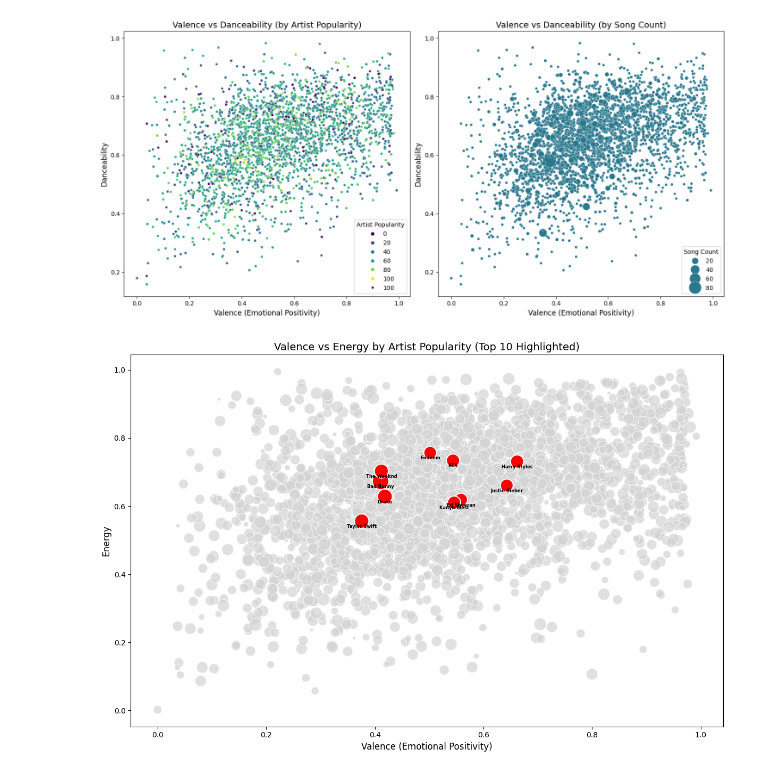
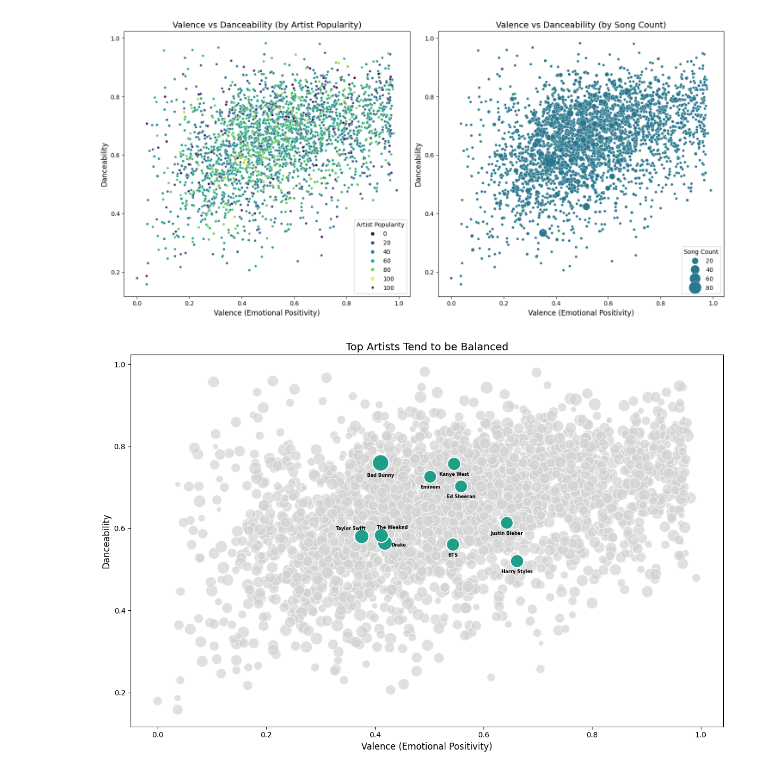
Before and after one commit to FrostNT1/Music-Industry-Insights, a Jupyter notebook: experiments/Camille/02_sentiment_vs_artists_popularity.ipynb, the cells around one changed output. Drawn from its saved outputs; the diff is of its cells as text; code cells hidden in the pictures.

```diff
--- a/experiments/Camille/02_sentiment_vs_artists_popularity.ipynb
+++ b/experiments/Camille/02_sentiment_vs_artists_popularity.ipynb
@@ -140,44 +140,65 @@ grouped_df["highlight"] = grouped_df["artists"].apply(lambda x: "Top 10" if x in
 plt.figure(figsize=(12, 8))
 sns.scatterplot(
     data=grouped_df[grouped_df["highlight"] == "Others"],
     x="valence",
-    y="energy",
+    y="danceability",
     size="artist_popularity",
-    sizes=(20, 300),
+    sizes=(50, 300),
     color="lightgray",
     alpha=0.7,
     legend=None
 )
 
 # Plot the top 10 artists as a highlighted layer
 sns.scatterplot(
     data=grouped_df[grouped_df["highlight"] == "Top 10"],
     x="valence",
-    y="energy",
+    y="danceability",
     size="artist_popularity",
     sizes=(300, 500),
-    color="red",
+    color="#1f9e89", # color from viridis palette
     alpha=1.0,
     legend=None
 )
 
-# Annotate the top 10 artists with their names
+# Annotate the top 10 artists with their names, adjusting positions to avoid overlaps
 for _, row in top_10_artists.iterrows():
+    # Adjust text position dynamically
+    if row["artists"] == "Drake":
+        x_offset = 0.025  # Adjust X position
+        y_offset = 0  # Adjust Y position
+    elif row["artists"] == "Taylor Swift":
+        x_offset = -0.02
+        y_offset = 0.025
+    elif row["artists"] == "The Weeknd":
+        x_offset = 0.02
+        y_offset = 0.025
+    elif row["artists"] == "Bad Bunny":
+        x_offset = 0
+        y_offset = -0.025
+    else:
+        x_offset = 0
+        y_offset = -0.02  # Default offset for non-overlapping artists
+
     plt.text(
-        row["valence"],
-        row["energy"] - 0.02,
+        row["valence"] + x_offset,  # Add X offset
+        row["danceability"] + y_offset,  # Add Y offset
         row["artists"],
-        fontsize=6, weight="bold", color="black", ha="center"
+        fontsize=6,
+        weight="bold",
+        color="black",
+        ha="center",
+        va="top"
     )
 
 # Customize plot appearance
-plt.title("Valence vs Energy by Artist Popularity (Top 10 Highlighted)", fontsize=14)
+plt.title("Top Artists Tend to be Balanced", fontsize=14)
 plt.xlabel("Valence (Emotional Positivity)", fontsize=12)
-plt.ylabel("Energy", fontsize=12)
+plt.ylabel("Danceability", fontsize=12)
 plt.tight_layout()
 plt.show()
 # %% [output]
-[figure, old version]
+[figure, new version]
 # %%
 path2 = os.path.join(os.getcwd(), "../../raw_data/camille/top_spotify_songs_lyrics.csv")
 df2 = pd.read_csv(path)
```
Also changed, not shown: 23 other files.
